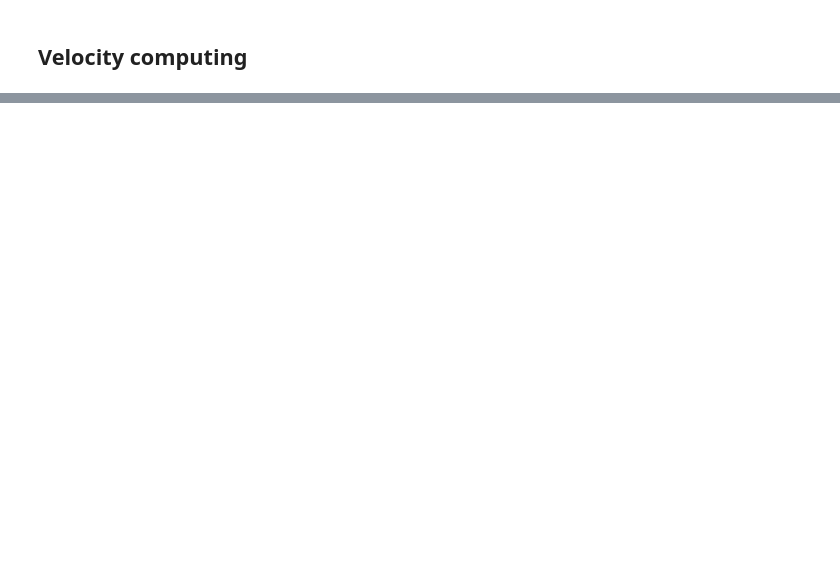
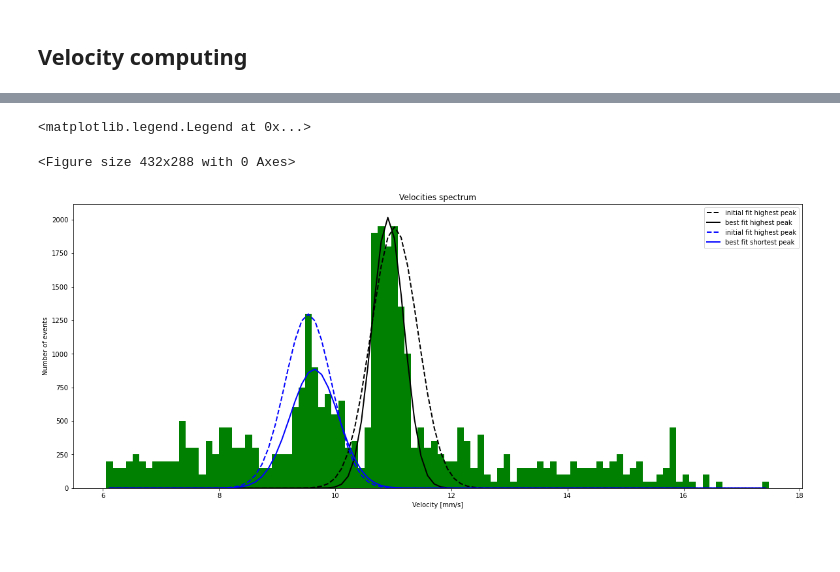
Before and after one commit to AlessandroLovo/T-junction, a Jupyter notebook: image_processing.ipynb, the cells around one changed output, grey strips where cells are left out. Drawn from its saved outputs; the diff is of its cells as text; code cells hidden in the pictures; blank space fills up the shorter version.

```diff
--- a/image_processing.ipynb
+++ b/image_processing.ipynb
@@ -257,0 +250,65 @@ Text(0, 0.5, 'velocity [mm/s]')
+# %%
+# Velocity searching
+
+#**************************************************
+nbins = 100   # Histo bins number
+k     = 2
+#**************************************************
+
+# Histogram definition
+freq,bins,p = plt.hist(velocities, nbins, color='green')
+x = 0.5 *(bins[:-1] + bins[1:])
+
+
+# Fit highest peak ----------------------------------------------------------
+
+# Max 1 finding
+xmax1 = x[np.nonzero(freq==max(freq))]
+
+# Fit
+gauss1  = GaussianModel(prefix='g1_')
+pars1   = gauss1.make_params(center=xmax1[1], sigma=0.4 , amplitude=max(freq))
+result1 = gauss1.fit(freq, pars1, x=x)
+
+
+# Fit lower peak -------------------------------------------------------------
+
+# Max 2 finding
+center1 = result1.best_values.get('g1_center')
+sigma1  = result1.best_values.get('g1_sigma')
+freq2   = freq
+i       = 0
+while( i < len(freq)):
+    if (x[i] > center1-k*sigma1) and (x[i] < center1+k*sigma1):
+        freq2[i] = 0
+    i = i+1
+xmax2 = x[np.nonzero(freq2==max(freq2))]
+
+# Fit
+gauss2  = GaussianModel(prefix='g2_')
+pars2   = gauss2.make_params(center=xmax2[0], sigma=0.4 , amplitude=max(freq))
+result2 = gauss2.fit(freq, pars2, x=x)
+
+
+# Plot ------------------------------------------------------------------------
+
+%matplotlib inline
+plt.figure()
+plt.figure(figsize=(20,8))
+plt.hist(velocities, nbins, color='green')
+plt.plot(x, result1.init_fit, 'k--', lw=2, label='initial fit highest peak')
+plt.plot(x, result1.best_fit, 'k-', lw=2, label='best fit highest peak')
+plt.plot(x, result2.init_fit, 'b--', lw=2, label='initial fit highest peak')
+plt.plot(x, result2.best_fit, 'b-', lw=2, label='best fit shortest peak')
+#plt.plot(x, freq2, color='yellow', label='exp. data for shortest peak fit')
+plt.legend(loc='best')
+plt.title("Velocities spectrum")
+plt.xlabel("Velocity [mm/s]")
+plt.ylabel("Number of events")
+plt.legend()
+# %% [output]
+<matplotlib.legend.Legend at 0x...>
+<Figure size 432x288 with 0 Axes>
+[figure, added]
+# %% [markdown]
+#
```
Also changed, not shown: parts of 12 cells of this notebook, 1 other file.
